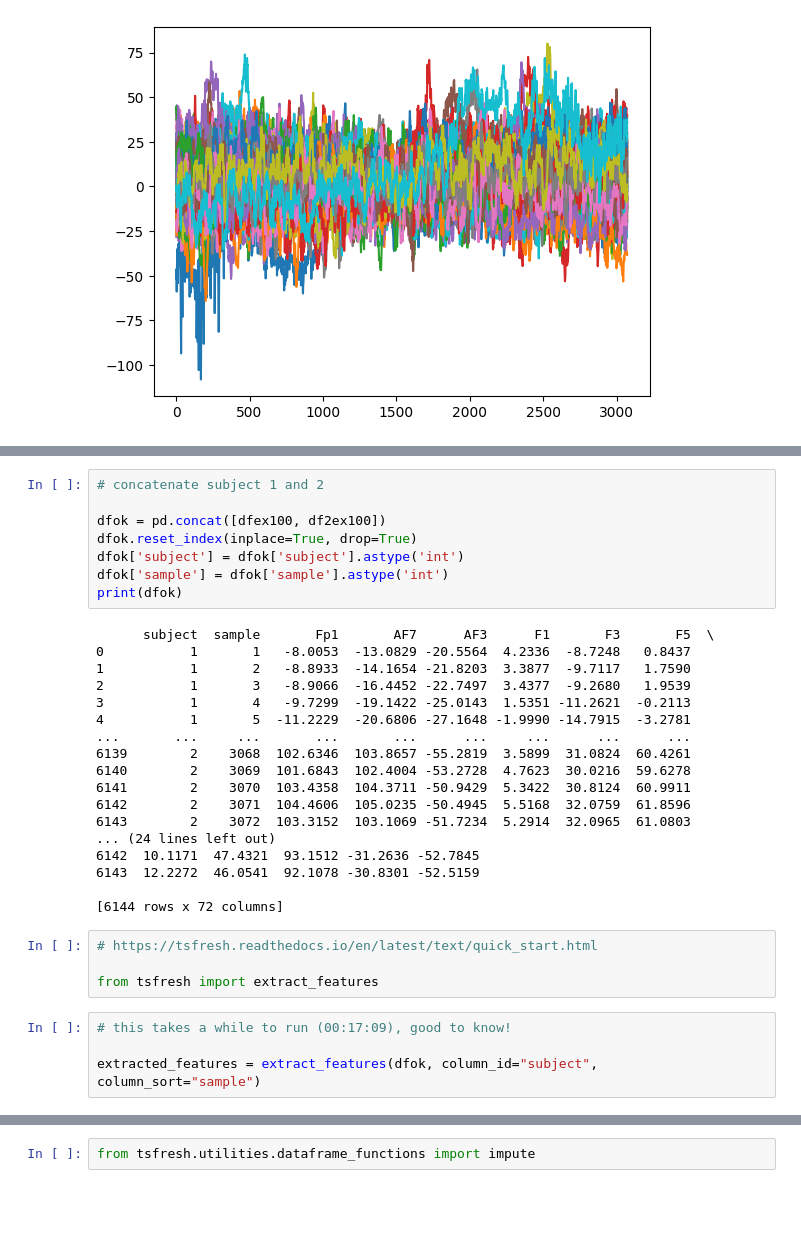
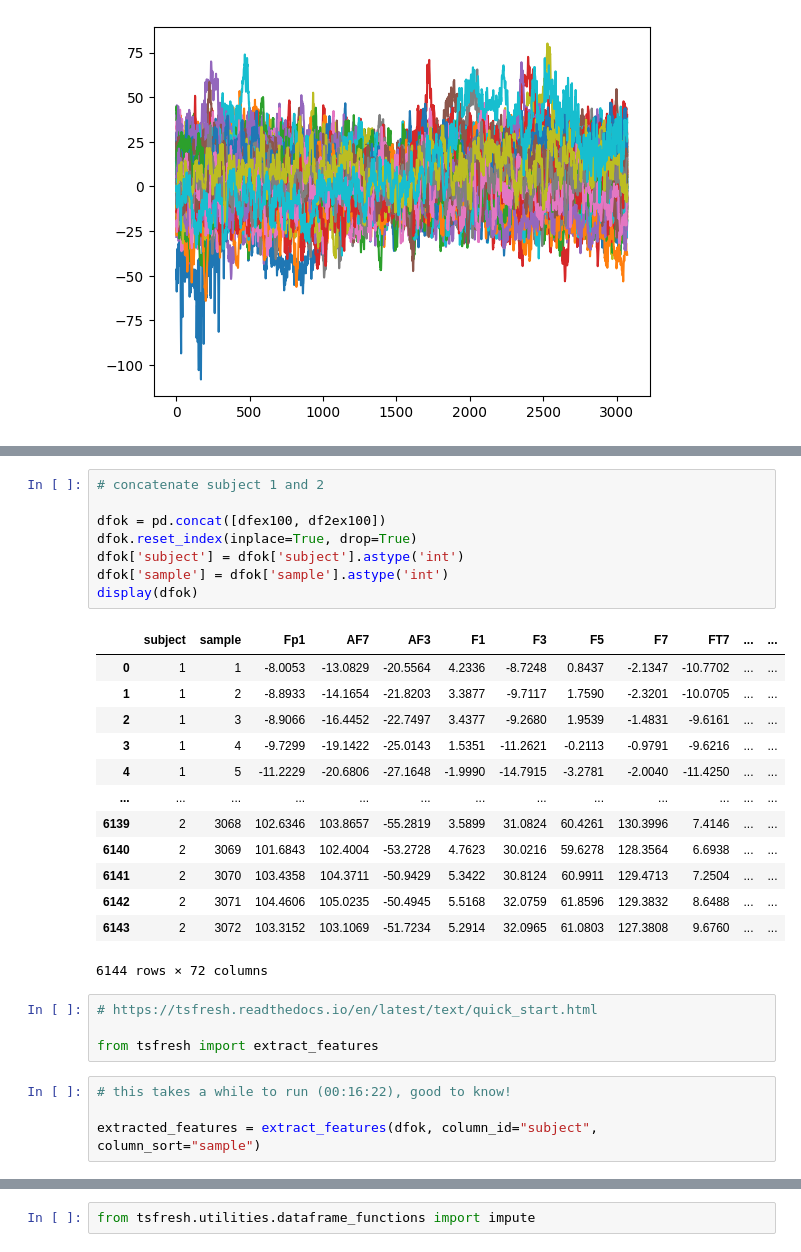
Before and after one commit to cgpayne/electropsychographer, a Jupyter notebook: notebooks/initial_exploration.ipynb, the cells around one changed output, grey strips where cells are left out. Saved outputs shown, nothing was run; the diff lists cells and outputs as text; blank space fills up the shorter version.

```diff
--- a/notebooks/initial_exploration.ipynb
+++ b/notebooks/initial_exploration.ipynb
@@ -233,35 +233,31 @@ print(df2ex100, '\n')
 # %%
 # concatenate subject 1 and 2
 
 dfok = pd.concat([dfex100, df2ex100])
 dfok.reset_index(inplace=True, drop=True)
 dfok['subject'] = dfok['subject'].astype('int')
 dfok['sample'] = dfok['sample'].astype('int')
-print(dfok)
+display(dfok)
 # %% [output]
+|  | subject | sample | Fp1 | AF7 | AF3 | F1 | F3 | F5 | F7 | FT7 | ... | ... |
+| 0 | 1 | 1 | -8.0053 | -13.0829 | -20.5564 | 4.2336 | -8.7248 | 0.8437 | -2.1347 | -10.7702 | ... | ... |
+| 1 | 1 | 2 | -8.8933 | -14.1654 | -21.8203 | 3.3877 | -9.7117 | 1.7590 | -2.3201 | -10.0705 | ... | ... |
+| 2 | 1 | 3 | -8.9066 | -16.4452 | -22.7497 | 3.4377 | -9.2680 | 1.9539 | -1.4831 | -9.6161 | ... | ... |
+| 3 | 1 | 4 | -9.7299 | -19.1422 | -25.0143 | 1.5351 | -11.2621 | -0.2113 | -0.9791 | -9.6216 | ... | ... |
+| 4 | 1 | 5 | -11.2229 | -20.6806 | -27.1648 | -1.9990 | -14.7915 | -3.2781 | -2.0040 | -11.4250 | ... | ... |
+| ... | ... | ... | ... | ... | ... | ... | ... | ... | ... | ... | ... | ... |
+| 6139 | 2 | 3068 | 102.6346 | 103.8657 | -55.2819 | 3.5899 | 31.0824 | 60.4261 | 130.3996 | 7.4146 | ... | ... |
+| 6140 | 2 | 3069 | 101.6843 | 102.4004 | -53.2728 | 4.7623 | 30.0216 | 59.6278 | 128.3564 | 6.6938 | ... | ... |
+| 6141 | 2 | 3070 | 103.4358 | 104.3711 | -50.9429 | 5.3422 | 30.8124 | 60.9911 | 129.4713 | 7.2504 | ... | ... |
+| 6142 | 2 | 3071 | 104.4606 | 105.0235 | -50.4945 | 5.5168 | 32.0759 | 61.8596 | 129.3832 | 8.6488 | ... | ... |
+| 6143 | 2 | 3072 | 103.3152 | 103.1069 | -51.7234 | 5.2914 | 32.0965 | 61.0803 | 127.3808 | 9.6760 | ... | ... |
-      subject  sample       Fp1       AF7      AF3      F1       F3       F5  \
-0           1       1   -8.0053  -13.0829 -20.5564  4.2336  -8.7248   0.8437
-1           1       2   -8.8933  -14.1654 -21.8203  3.3877  -9.7117   1.7590
-2           1       3   -8.9066  -16.4452 -22.7497  3.4377  -9.2680   1.9539
-3           1       4   -9.7299  -19.1422 -25.0143  1.5351 -11.2621  -0.2113
-4           1       5  -11.2229  -20.6806 -27.1648 -1.9990 -14.7915  -3.2781
-...       ...     ...       ...       ...      ...     ...      ...      ...
-6139        2    3068  102.6346  103.8657 -55.2819  3.5899  31.0824  60.4261
-6140        2    3069  101.6843  102.4004 -53.2728  4.7623  30.0216  59.6278
-6141        2    3070  103.4358  104.3711 -50.9429  5.3422  30.8124  60.9911
-6142        2    3071  104.4606  105.0235 -50.4945  5.5168  32.0759  61.8596
-6143        2    3072  103.3152  103.1069 -51.7234  5.2914  32.0965  61.0803
-... (24 lines left out)
-6142  10.1171  47.4321  93.1512 -31.2636 -52.7845
-6143  12.2272  46.0541  92.1078 -30.8301 -52.5159
-
-[6144 rows x 72 columns]
+6144 rows × 72 columns
 # %%
 # https://tsfresh.readthedocs.io/en/latest/text/quick_start.html
 
 from tsfresh import extract_features
 # %%
-# this takes a while to run (00:17:09), good to know!
+# this takes a while to run (00:16:22), good to know!
 
 extracted_features = extract_features(dfok, column_id="subject", column_sort="sample")
 # %%
```
Also changed, not shown: parts of 9 cells of this notebook, 1 other file.
